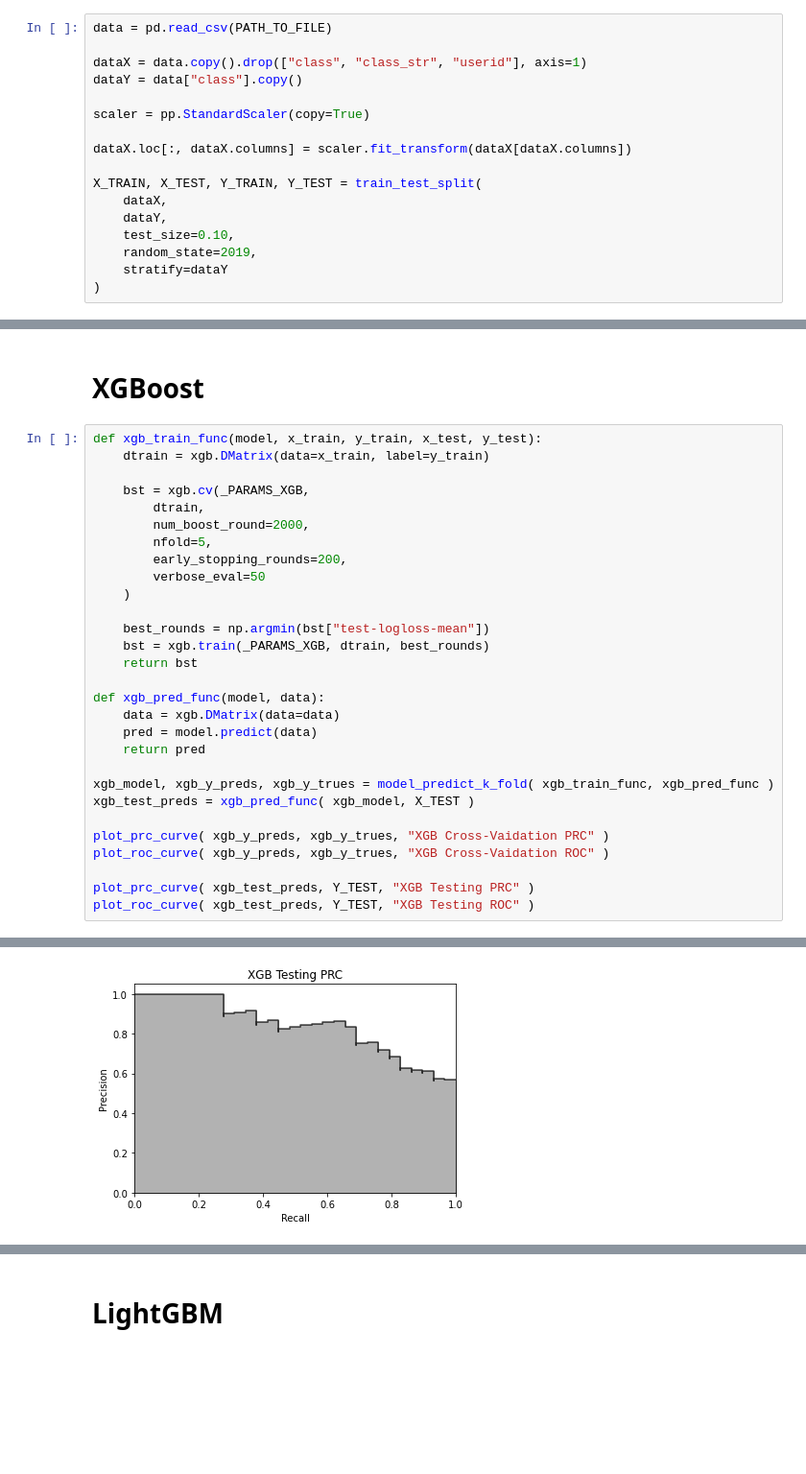
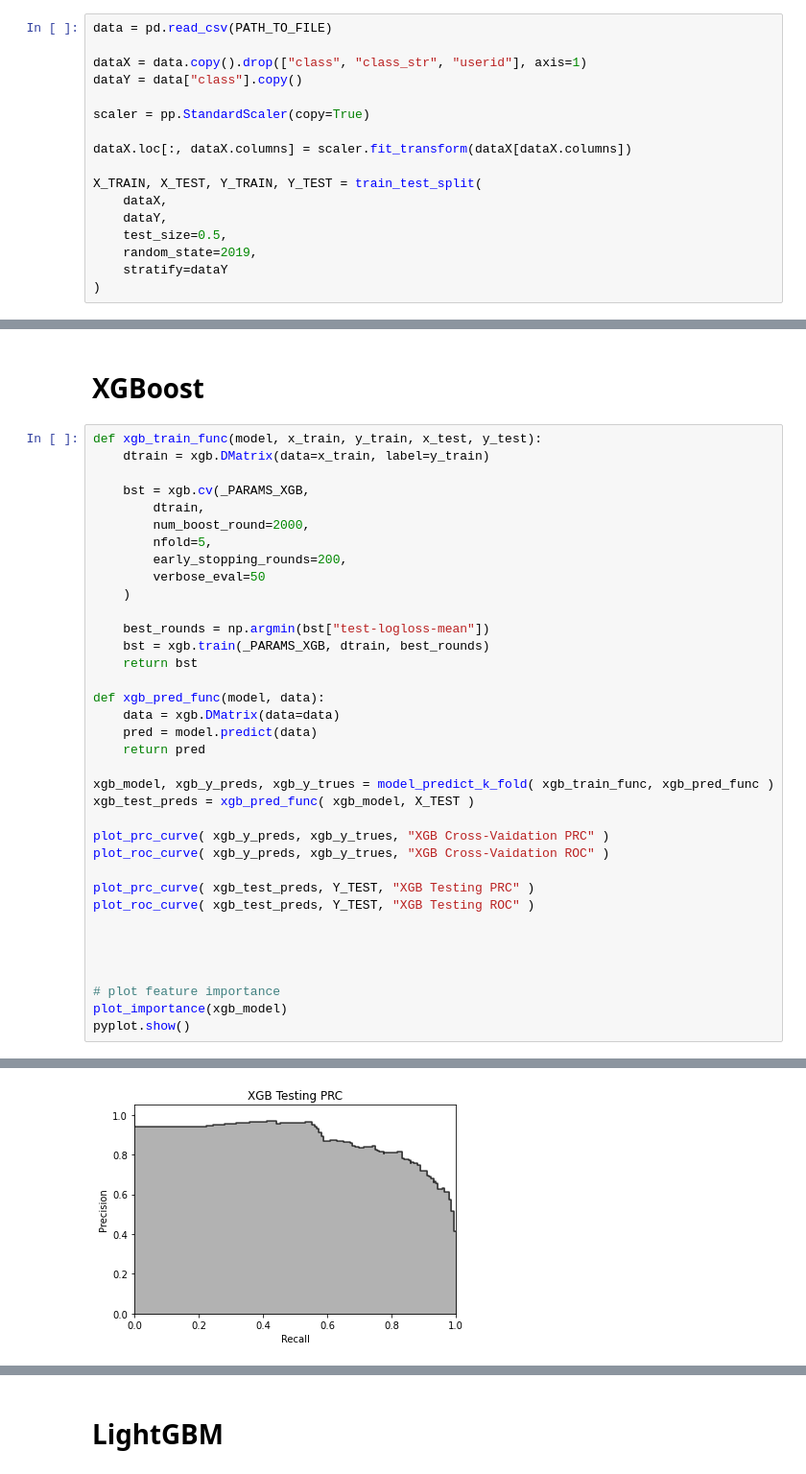
Before and after one commit to fellipepf/final-project-datascience-mtu, a Jupyter notebook: code/paper_baseline_experiment/baseline-experiments.ipynb, the cells around one changed output, grey strips where cells are left out. Shown at 96% size. Drawn from its saved outputs; the diff is of its cells as text; blank space fills up the shorter version.

```diff
--- a/code/paper_baseline_experiment/baseline-experiments.ipynb
+++ b/code/paper_baseline_experiment/baseline-experiments.ipynb
@@ -65,7 +67,7 @@ dataX.loc[:, dataX.columns] = scaler.fit_transform(dataX[dataX.columns])
 X_TRAIN, X_TEST, Y_TRAIN, Y_TEST = train_test_split(
     dataX,
     dataY,
-    test_size=0.10,
+    test_size=0.5,
     random_state=2019,
     stratify=dataY
 )
@@ -235,4 +279,11 @@ plot_roc_curve( xgb_y_preds, xgb_y_trues, "XGB Cross-Vaidation ROC" )
 
 plot_prc_curve( xgb_test_preds, Y_TEST, "XGB Testing PRC" )
 plot_roc_curve( xgb_test_preds, Y_TEST, "XGB Testing ROC" )
+
+
+
+
+# plot feature importance
+plot_importance(xgb_model)
+pyplot.show()
 # %% [output]
@@ -260 +311 @@ Average Precision = 0.84
-[figure, old version]
+[figure, new version]
```
Also changed, not shown: parts of 9 cells of this notebook.
